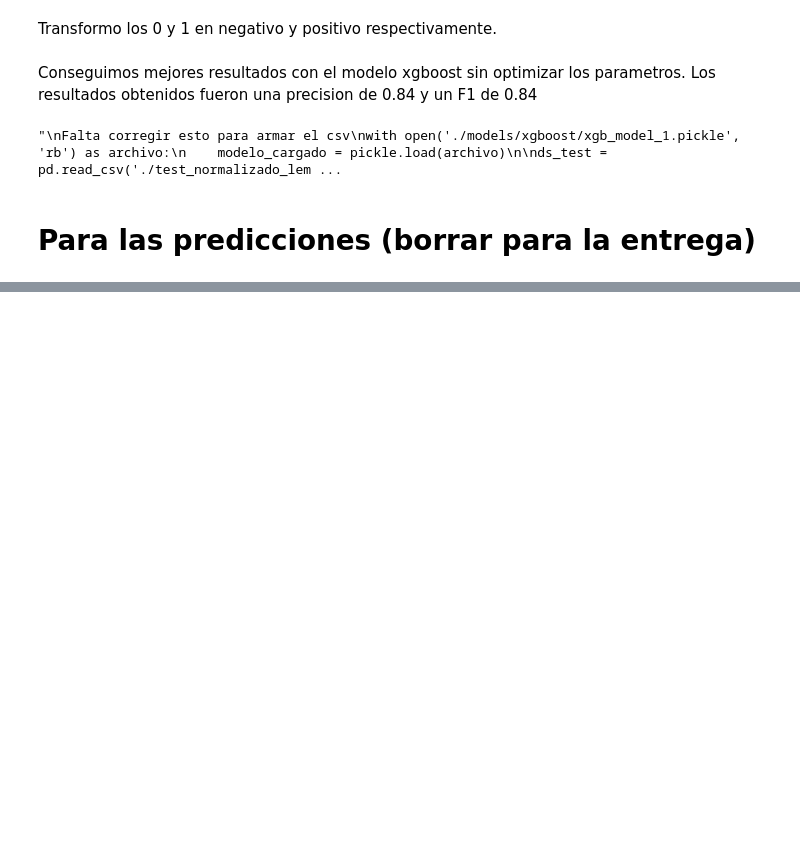
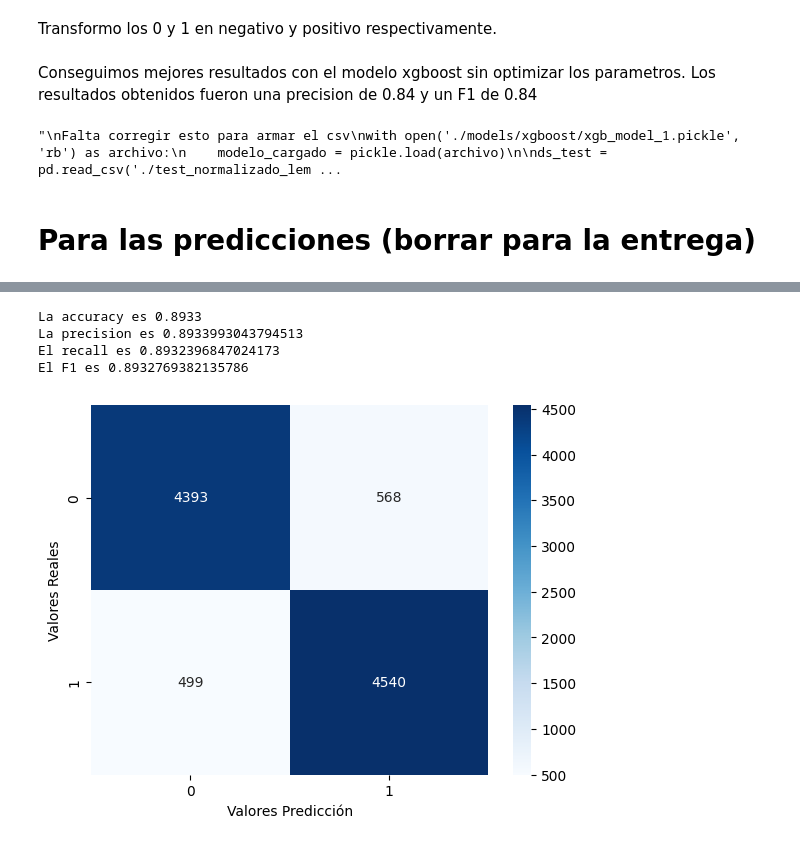
Before and after one commit to mrinkspot/Data-Science-and-Machine-Learning-Projects, a Jupyter notebook: TP2/7506R_TP2_GRUPO20_ENTREGA_N1.ipynb, the cells around one changed output, grey strips where cells are left out. Cells and saved outputs as stored; diff of their text form; code cells hidden in the pictures; blank space fills up the shorter version.

```diff
--- a/TP2/7506R_TP2_GRUPO20_ENTREGA_N1.ipynb
+++ b/TP2/7506R_TP2_GRUPO20_ENTREGA_N1.ipynb
@@ -538,0 +905,3 @@ modelo_rf.fit(X_train, y_train_encoded)
+# %%
+# Ajustar el ensamble en el conjunto de entrenamiento
+mejor_modelo_stacking.fit(X_train, y_train_encoded)
@@ -538,0 +926,10 @@ modelo_rf.fit(X_train, y_train_encoded)
+# %%
+y_pred_encoded = mejor_modelo_stacking.predict(X_test)
+y_pred = encoder.inverse_transform(y_pred_encoded)
+mostrar_metricas(y_test, y_pred)
+# %% [output]
+La accuracy es 0.8933
+La precision es 0.8933993043794513
+El recall es 0.8932396847024173
+El F1 es 0.8932769382135786
+[figure, added]
```
Also changed, not shown: parts of 40 cells of this notebook.
